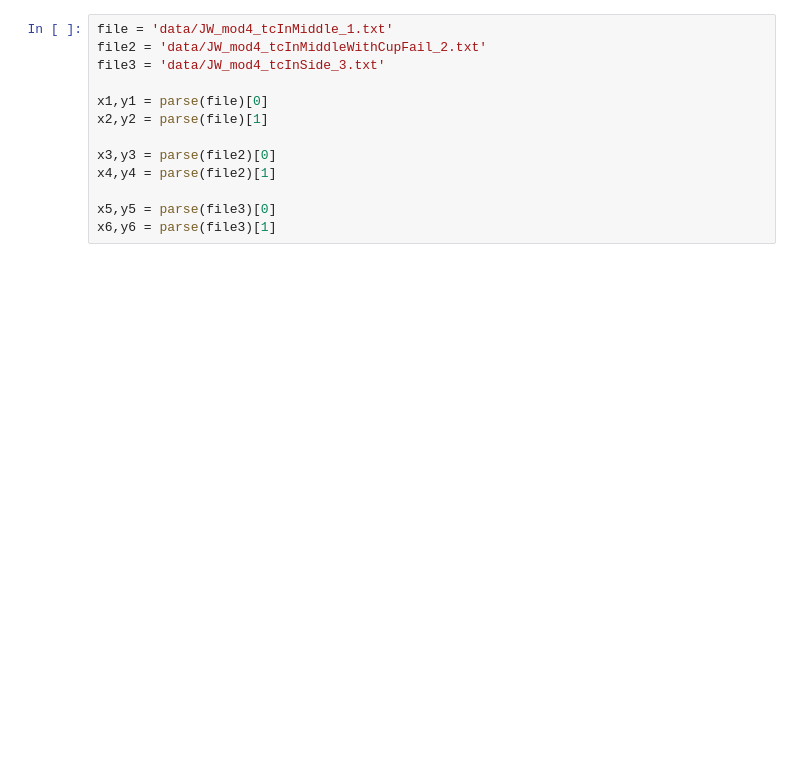
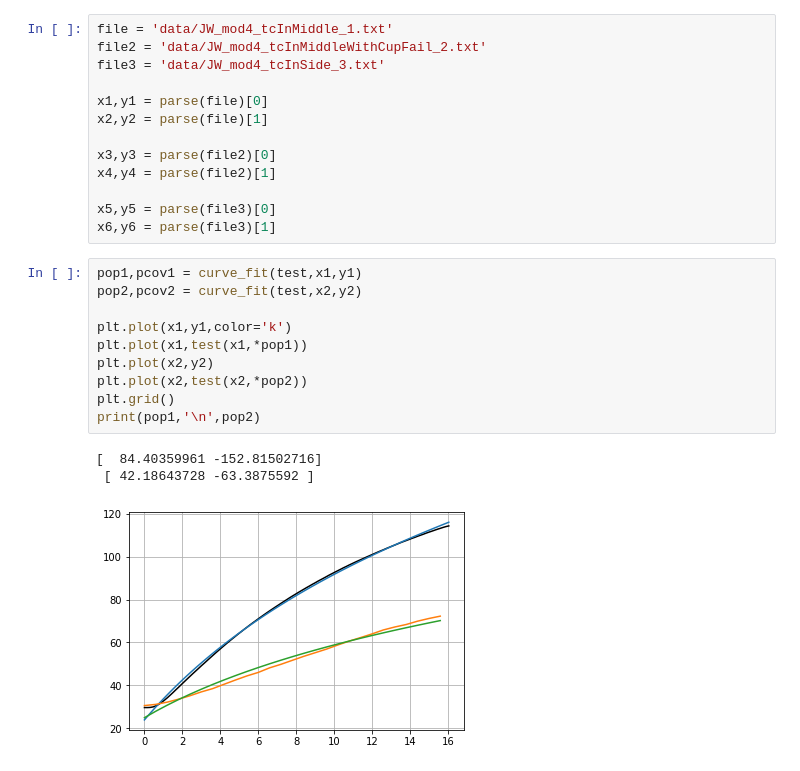
Before and after one commit to joshlwhitehead/work, a Jupyter notebook: analysis/heat/dataqstuff/modelV4/looseTC.ipynb, the cells around one changed output. Saved outputs shown, nothing was run; the diff lists cells and outputs as text; blank space fills up the shorter version.

```diff
--- a/analysis/heat/dataqstuff/modelV4/looseTC.ipynb
+++ b/analysis/heat/dataqstuff/modelV4/looseTC.ipynb
@@ -65,3 +65,17 @@ x4,y4 = parse(file2)[1]
 
 x5,y5 = parse(file3)[0]
 x6,y6 = parse(file3)[1]
+# %%
+pop1,pcov1 = curve_fit(test,x1,y1)
+pop2,pcov2 = curve_fit(test,x2,y2)
+
+plt.plot(x1,y1,color='k')
+plt.plot(x1,test(x1,*pop1))
+plt.plot(x2,y2)
+plt.plot(x2,test(x2,*pop2))
+plt.grid()
+print(pop1,'\n',pop2)
+# %% [output]
+[  84.40359961 -152.81502716]
+ [ 42.18643728 -63.3875592 ]
+[figure, added]
```
Also changed, not shown: parts of 7 cells of this notebook, 6 other files.
